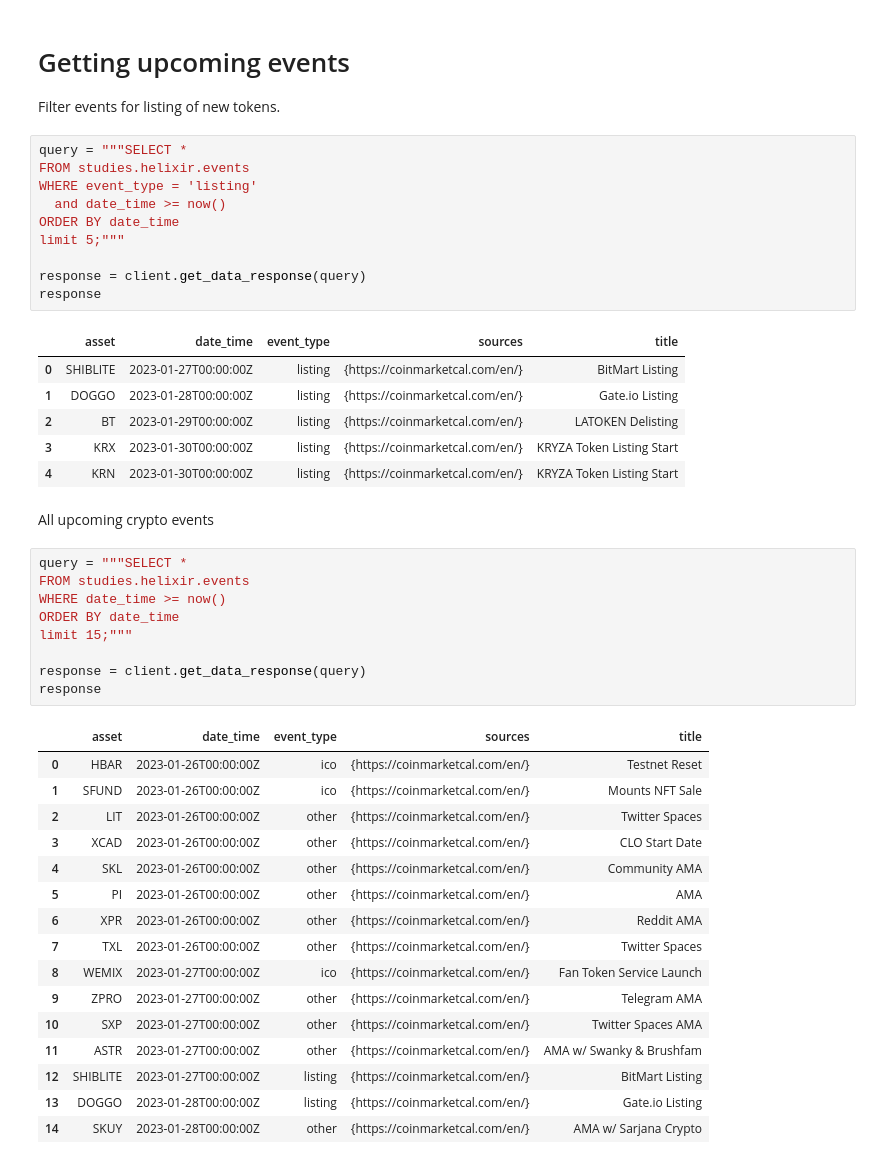
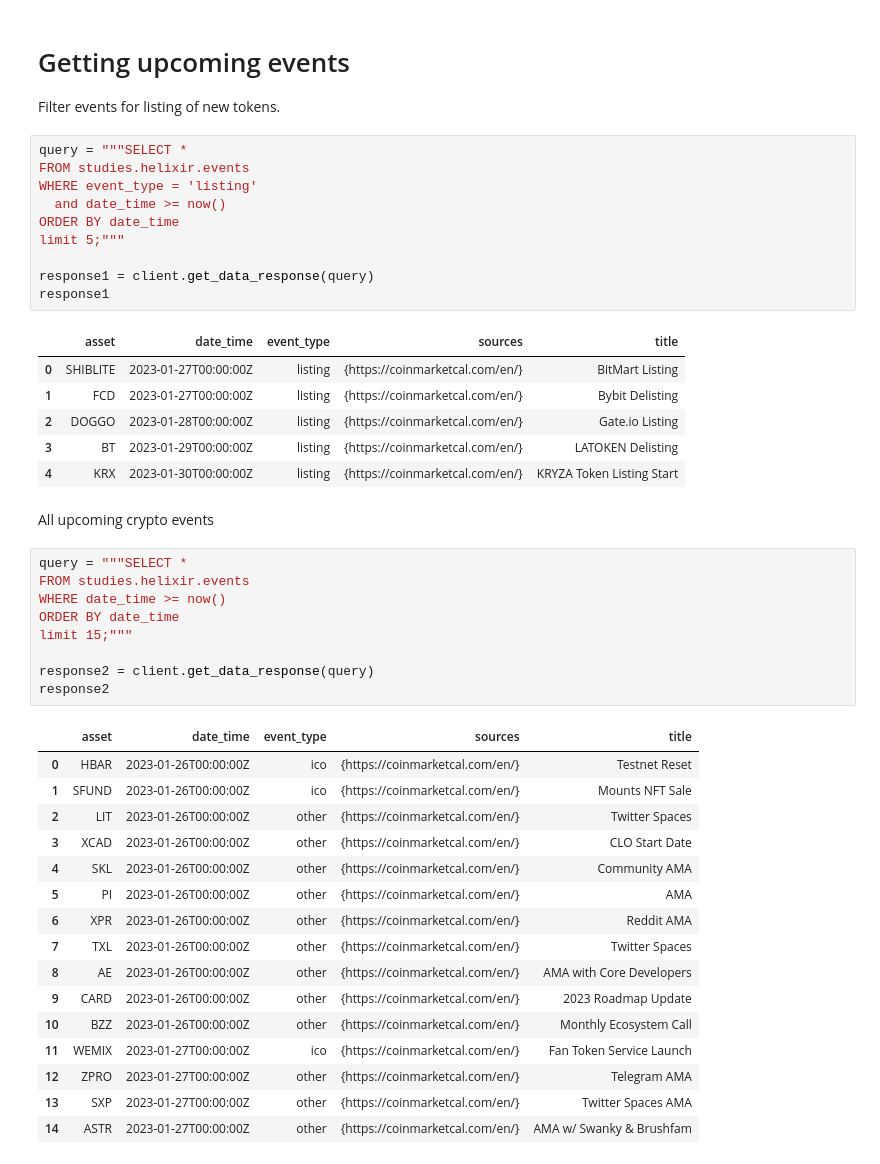
Before and after one commit to QuantNodeAI/quantnote-query-client, a Jupyter notebook: examples/events-example.ipynb, the cells around one changed output. Saved outputs shown, nothing was run; the diff lists cells and outputs as text.

```diff
--- a/examples/events-example.ipynb
+++ b/examples/events-example.ipynb
@@ -32,40 +38,40 @@ WHERE event_type = 'listing'
 ORDER BY date_time
 limit 5;"""
 
-response = client.get_data_response(query)
-response
+response1 = client.get_data_response(query)
+response1
 # %% [output]
 |  | asset | date_time | event_type | sources | title |
 | 0 | SHIBLITE | 2023-01-27T00:00:00Z | listing | {https://coinmarketcal.com/en/} | BitMart Listing |
-| 1 | DOGGO | 2023-01-28T00:00:00Z | listing | {https://coinmarketcal.com/en/} | Gate.io Listing |
-| 2 | BT | 2023-01-29T00:00:00Z | listing | {https://coinmarketcal.com/en/} | LATOKEN Delisting |
-| 3 | KRX | 2023-01-30T00:00:00Z | listing | {https://coinmarketcal.com/en/} | KRYZA Token Listing Start |
-| 4 | KRN | 2023-01-30T00:00:00Z | listing | {https://coinmarketcal.com/en/} | KRYZA Token Listing Start |
+| 1 | FCD | 2023-01-27T00:00:00Z | listing | {https://coinmarketcal.com/en/} | Bybit Delisting |
+| 2 | DOGGO | 2023-01-28T00:00:00Z | listing | {https://coinmarketcal.com/en/} | Gate.io Listing |
+| 3 | BT | 2023-01-29T00:00:00Z | listing | {https://coinmarketcal.com/en/} | LATOKEN Delisting |
+| 4 | KRX | 2023-01-30T00:00:00Z | listing | {https://coinmarketcal.com/en/} | KRYZA Token Listing Start |
 # %% [markdown]
 All upcoming crypto events
 # %%
 query = """SELECT *
 FROM studies.helixir.events
 WHERE date_time >= now()
 ORDER BY date_time
 limit 15;"""
 
-response = client.get_data_response(query)
-response
+response2 = client.get_data_response(query)
+response2
 # %% [output]
 |  | asset | date_time | event_type | sources | title |
 | 0 | HBAR | 2023-01-26T00:00:00Z | ico | {https://coinmarketcal.com/en/} | Testnet Reset |
 | 1 | SFUND | 2023-01-26T00:00:00Z | ico | {https://coinmarketcal.com/en/} | Mounts NFT Sale |
 | 2 | LIT | 2023-01-26T00:00:00Z | other | {https://coinmarketcal.com/en/} | Twitter Spaces |
 | 3 | XCAD | 2023-01-26T00:00:00Z | other | {https://coinmarketcal.com/en/} | CLO Start Date |
 | 4 | SKL | 2023-01-26T00:00:00Z | other | {https://coinmarketcal.com/en/} | Community AMA |
 | 5 | PI | 2023-01-26T00:00:00Z | other | {https://coinmarketcal.com/en/} | AMA |
 | 6 | XPR | 2023-01-26T00:00:00Z | other | {https://coinmarketcal.com/en/} | Reddit AMA |
 | 7 | TXL | 2023-01-26T00:00:00Z | other | {https://coinmarketcal.com/en/} | Twitter Spaces |
-| 8 | WEMIX | 2023-01-27T00:00:00Z | ico | {https://coinmarketcal.com/en/} | Fan Token Service Launch |
-| 9 | ZPRO | 2023-01-27T00:00:00Z | other | {https://coinmarketcal.com/en/} | Telegram AMA |
-| 10 | SXP | 2023-01-27T00:00:00Z | other | {https://coinmarketcal.com/en/} | Twitter Spaces AMA |
-| 11 | ASTR | 2023-01-27T00:00:00Z | other | {https://coinmarketcal.com/en/} | AMA w/ Swanky & Brushfam |
-| 12 | SHIBLITE | 2023-01-27T00:00:00Z | listing | {https://coinmarketcal.com/en/} | BitMart Listing |
-| 13 | DOGGO | 2023-01-28T00:00:00Z | listing | {https://coinmarketcal.com/en/} | Gate.io Listing |
-| 14 | SKUY | 2023-01-28T00:00:00Z | other | {https://coinmarketcal.com/en/} | AMA w/ Sarjana Crypto |
+| 8 | AE | 2023-01-26T00:00:00Z | other | {https://coinmarketcal.com/en/} | AMA with Core Developers |
+| 9 | CARD | 2023-01-26T00:00:00Z | other | {https://coinmarketcal.com/en/} | 2023 Roadmap Update |
+| 10 | BZZ | 2023-01-26T00:00:00Z | other | {https://coinmarketcal.com/en/} | Monthly Ecosystem Call |
+| 11 | WEMIX | 2023-01-27T00:00:00Z | ico | {https://coinmarketcal.com/en/} | Fan Token Service Launch |
+| 12 | ZPRO | 2023-01-27T00:00:00Z | other | {https://coinmarketcal.com/en/} | Telegram AMA |
+| 13 | SXP | 2023-01-27T00:00:00Z | other | {https://coinmarketcal.com/en/} | Twitter Spaces AMA |
+| 14 | ASTR | 2023-01-27T00:00:00Z | other | {https://coinmarketcal.com/en/} | AMA w/ Swanky & Brushfam |
```
Also changed, not shown: parts of 11 cells of this notebook.
